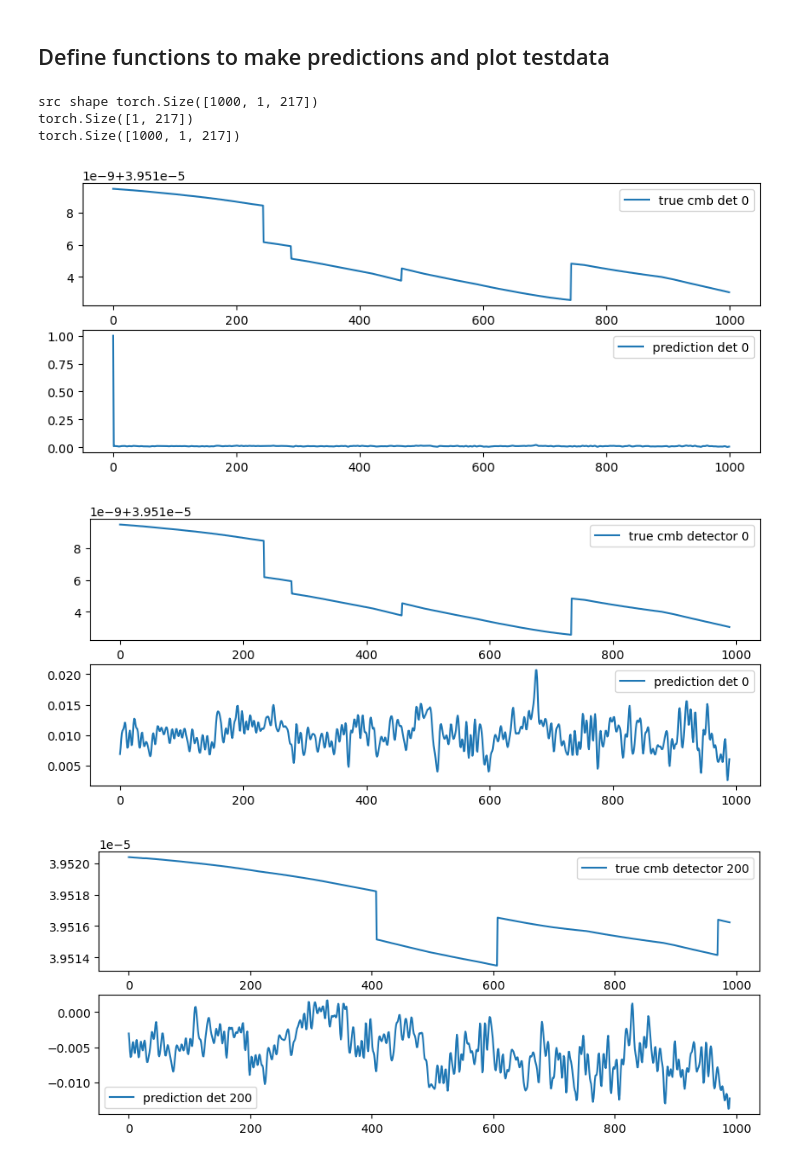
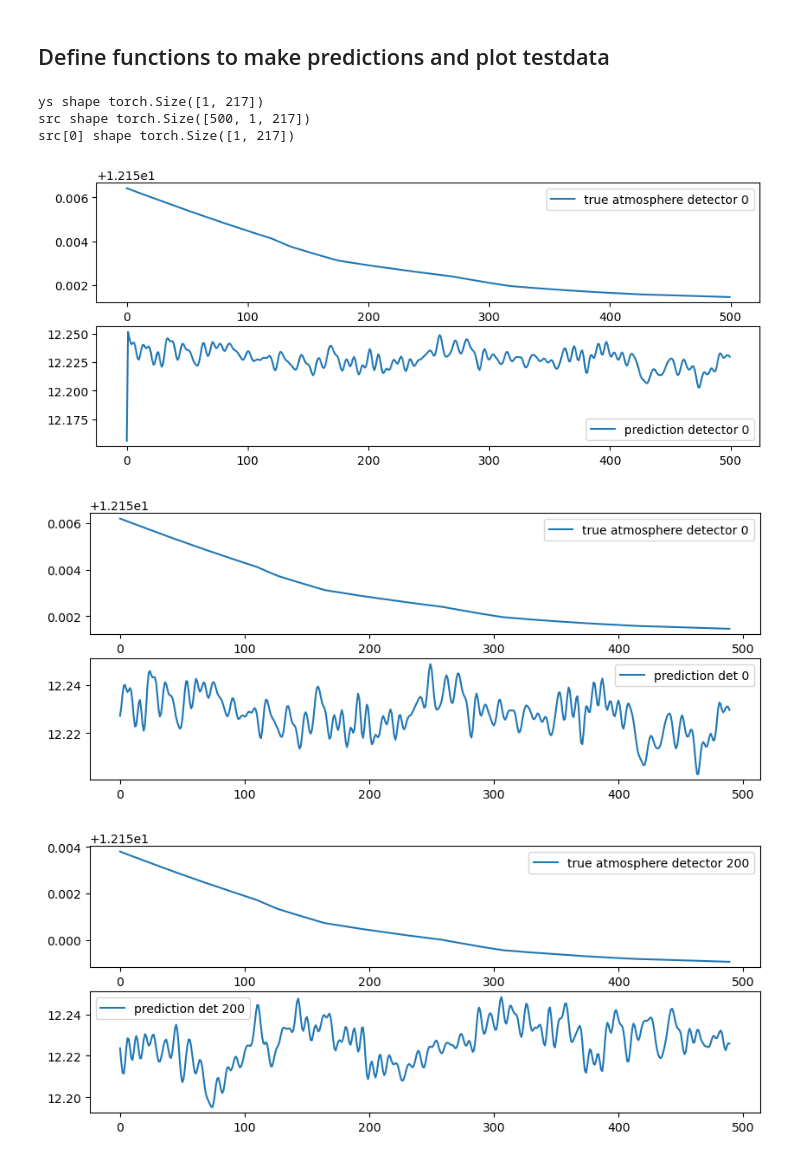
Before and after one commit to jwuerzinger/CMB_denoising, a Jupyter notebook: transformer_maria/first_attempt.ipynb, the cells around one changed output. Cells and saved outputs as stored; diff of their text form; code cells hidden in the pictures.

Commit message:
trying transformer on atmosphere

```diff
--- a/transformer_maria/first_attempt.ipynb
+++ b/transformer_maria/first_attempt.ipynb
@@ -159,7 +162,7 @@ print("Using device:", DEVICE)
 
 # helper Module that adds positional encoding to the token embedding to introduce a notion of word order.
 # MAXLEN = 30_000 # out of memory!
-MAXLEN = 1_000
+MAXLEN = 500
 class PositionalEncoding(nn.Module):
     def __init__(self,
                  emb_size: int,
@@ -509,12 +512,13 @@ def greedy_decode(model, src, src_mask, max_len):
     memory = model.encode(src, src_mask)
     # ys = torch.ones(1, 1).fill_(start_symbol).type(torch.long).to(DEVICE)
     # ys = torch.ones(1, 1).to(DEVICE)
-    ys = torch.ones(1, 217).to(DEVICE) # one = BOS in language. Here use initial data value
-    # ys = src[0]
+    # ys = torch.ones(1, 217).to(DEVICE) # one = BOS in language. Here use initial data value
+    ys = src[0]
     # print("ys:", ys)
 
-    print(ys.shape)
-    print(src.shape)
+    print("ys shape", ys.shape)
+    print("src shape", src.shape)
+    print("src[0] shape", src[0].shape)
 
     for i in range(max_len-1):
 
@@ -563,37 +567,33 @@ def translate(model: torch.nn.Module, xdata):
     return tgt_tokens
     # return " ".join(vocab_transform[TGT_LANGUAGE].lookup_tokens(list(tgt_tokens.cpu().numpy()))).replace("<bos>", "").replace("<eos>", "")
 # %%
-# xdata_test = torch.Tensor(tod_test.data.compute().T).unsqueeze(1)[:128]
-xdata_test = torch.Tensor(tod_test.data.compute().T).unsqueeze(1)[:MAXLEN]
-
-# [:128] # Take only batch size of xdata for now
-print("src shape", xdata_test.shape)
+xdata_test = torch.Tensor(tod_train.data.compute().T).unsqueeze(1)[:MAXLEN]
 cmb_pred = translate(transformer, xdata_test)
 # %% [output]
-src shape torch.Size([1000, 1, 217])
-torch.Size([1, 217])
-torch.Size([1000, 1, 217])
+ys shape torch.Size([1, 217])
+src shape torch.Size([500, 1, 217])
+src[0] shape torch.Size([1, 217])
 # %%
 def plotpred(tod_test, cmb_pred, detn, skipfirst=True):
     fig, axes = plt.subplots(2, 1, figsize=(10,4))
     if skipfirst:
-        axes[0].plot(tod_test.components['cmb'].compute()[detn,:MAXLEN][10:], label=f"true cmb detector {detn}")
+        axes[0].plot(tod_test.components[target].compute()[detn,:MAXLEN][10:], label=f"true atmosphere detector {detn}")
         axes[1].plot(cmb_pred.T[detn].to('cpu').detach().numpy()[10:], label=f"prediction det {detn}")
     else:
-        axes[0].plot(tod_test.components['cmb'].compute()[detn,:MAXLEN], label=f"true cmb det {detn}")
-        axes[1].plot(cmb_pred.T[detn].to('cpu').detach().numpy(), label=f"prediction det {detn}")
+        axes[0].plot(tod_test.components[target].compute()[detn,:MAXLEN], label=f"true atmosphere detector {detn}")
+        axes[1].plot(cmb_pred.T[detn].to('cpu').detach().numpy(), label=f"prediction detector {detn}")
     axes[0].legend()
     axes[1].legend()
     plt.show()
 # %%
-plotpred(tod_test, cmb_pred, 0, skipfirst=False)
+plotpred(tod_train, cmb_pred, 0, skipfirst=False)
 # %% [output]
-[figure, old version]
+[figure, new version]
 # %%
-plotpred(tod_test, cmb_pred, 0)
+plotpred(tod_train, cmb_pred, 0)
 # %% [output]
-[figure, old version]
+[figure, new version]
 # %%
-plotpred(tod_test, cmb_pred, 200)
+plotpred(tod_train, cmb_pred, 200)
 # %% [output]
-[figure, old version]
+[figure, new version]
```
Also changed, not shown: parts of 7 cells of this notebook.
